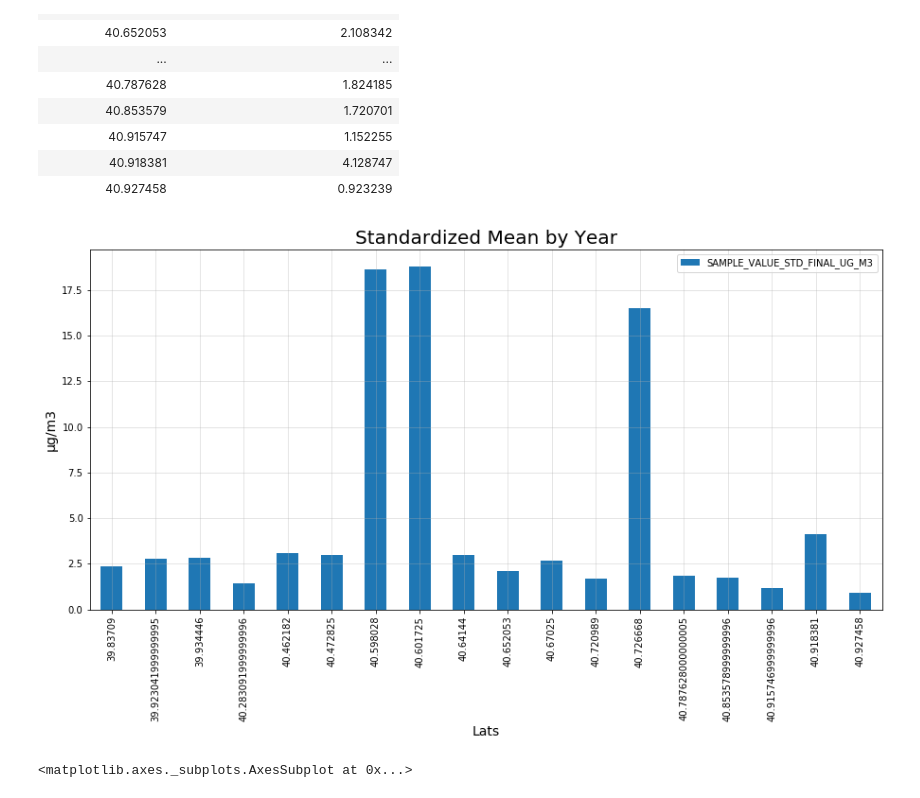
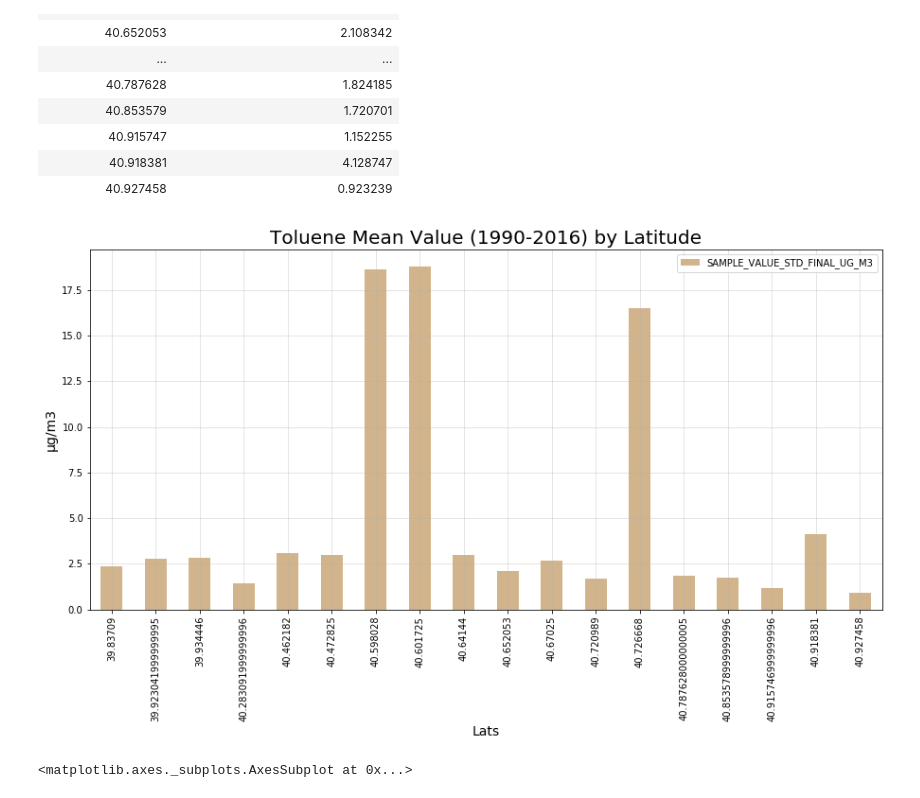
Before and after one commit to jjjjjeb/NJAir_EDA, a Jupyter notebook: Toluene.ipynb, the cells around one changed output. Drawn from its saved outputs; the diff is of its cells as text; code cells hidden in the pictures.

```diff
--- a/Toluene.ipynb
+++ b/Toluene.ipynb
@@ -353,23 +353,22 @@ latitude_group_db
 | 40.927458 | 0.923239 |
 # %%
 #########
-## USE ##
+## USE ##???
 #########
-#??????#
 
 # getting result means by location
 
-ax = latitude_group_db.plot.bar(rot=0, figsize=(15,7))
+ax = latitude_group_db.plot.bar(rot=0, figsize=(15,7), color='tan')
 plt.xlabel('Lats', size=14)
 plt.ylabel('µg/m3', size=14)
-plt.title('Standardized Mean by Year', size=20)
+plt.title('Toluene Mean Value (1990-2016) by Latitude', size=20)
 plt.grid(alpha=0.4)
 plt.xticks(rotation=90)
-plt.savefig('toluene_mean_by_year_bar.png')
+plt.savefig('toluene_mean_by_lat_bar.png')
 
 # plt.show()
 # %% [output]
-[figure, old version]
+[figure, new version]
 # %%
 # next scatter plots look at the sample values across all testing durations
 # below is overall
```
Also changed, not shown: parts of 5 cells of this notebook, 8 other files.
